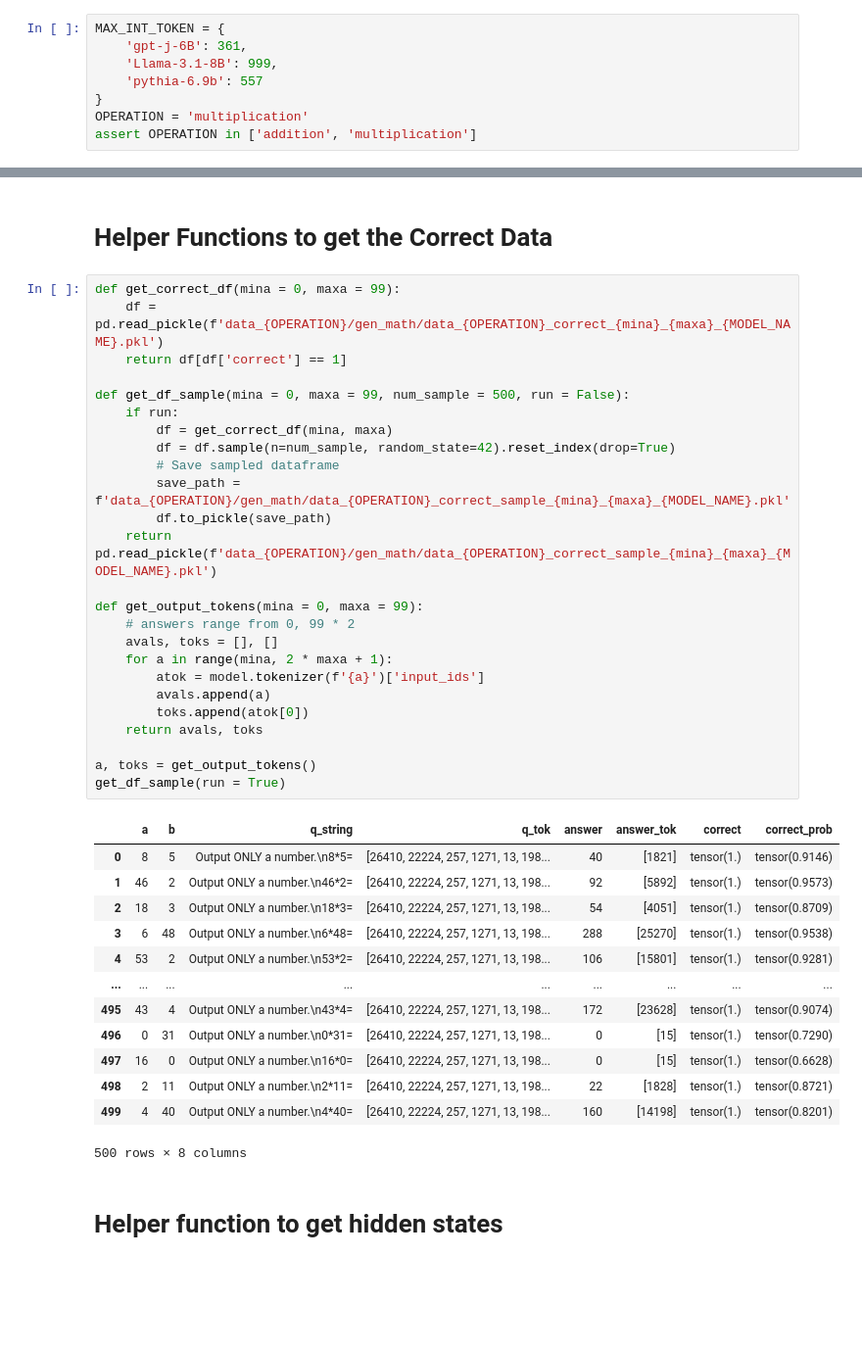
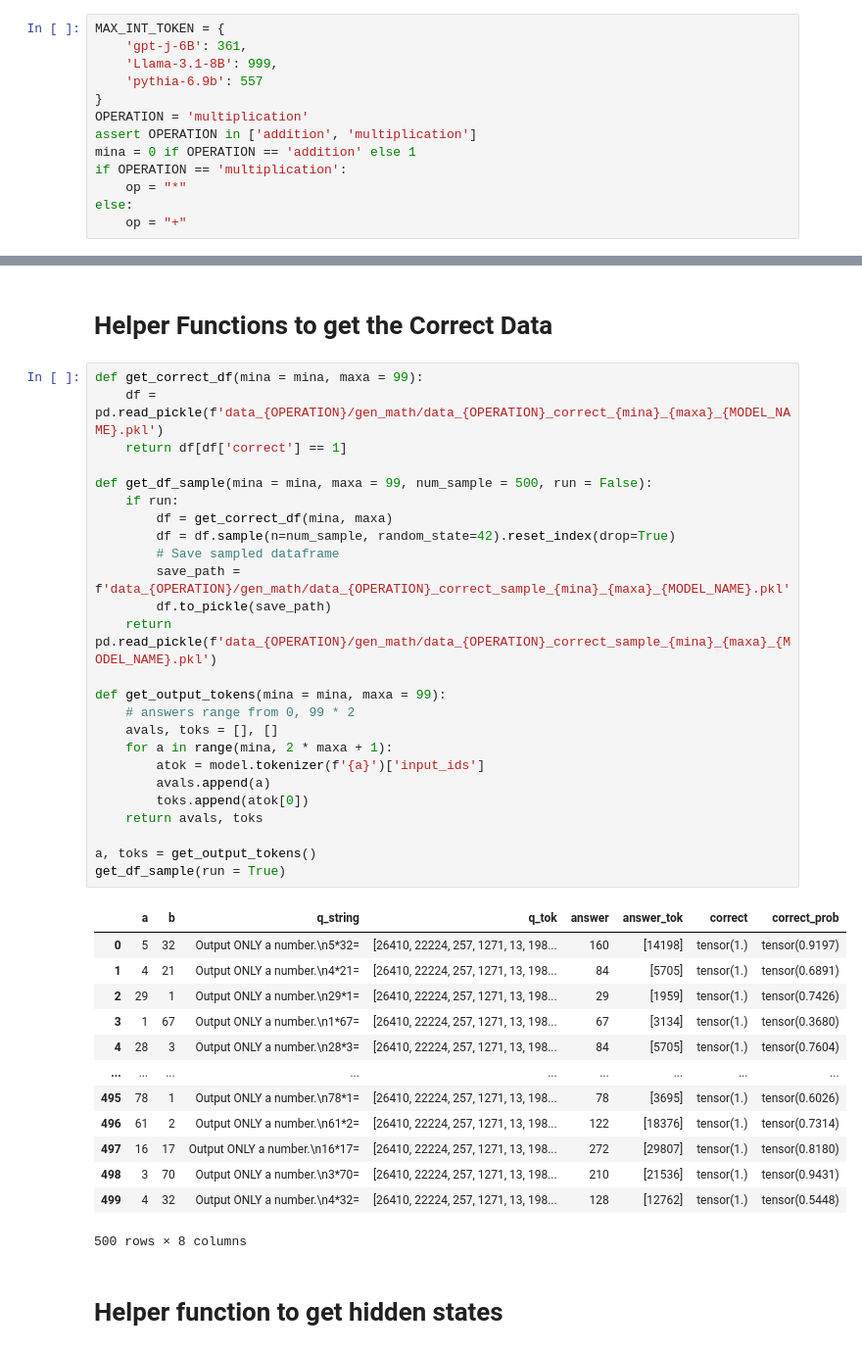
Before and after one commit to BorisTheBrave/llm-addition-takehome, a Jupyter notebook: llm-addition/experimentation/helix_fitting.ipynb, the cells around one changed output, grey strips where cells are left out. Shown: that part at 98% size. Drawn from its saved outputs; the diff is of its cells as text; blank space fills up the shorter version.

```diff
--- a/llm-addition/experimentation/helix_fitting.ipynb
+++ b/llm-addition/experimentation/helix_fitting.ipynb
@@ -22,6 +22,11 @@ MAX_INT_TOKEN = {
 }
 OPERATION = 'multiplication'
 assert OPERATION in ['addition', 'multiplication']
+mina = 0 if OPERATION == 'addition' else 1
+if OPERATION == 'multiplication':
+    op = "*"
+else:
+    op = "+"
 # %% [markdown]
 # Load the model
 # %%
@@ -178,43 +179,43 @@ Accuracy for numbers up to 100: 79.65%
 # %% [markdown]
 # Helper Functions to get the Correct Data
 # %%
-def get_correct_df(mina = 0, maxa = 99):
+def get_correct_df(mina = mina, maxa = 99):
     df = pd.read_pickle(f'data_{OPERATION}/gen_math/data_{OPERATION}_correct_{mina}_{maxa}_{MODEL_NAME}.pkl')
     return df[df['correct'] == 1]
 
-def get_df_sample(mina = 0, maxa = 99, num_sample = 500, run = False):
+def get_df_sample(mina = mina, maxa = 99, num_sample = 500, run = False):
     if run:
         df = get_correct_df(mina, maxa)
         df = df.sample(n=num_sample, random_state=42).reset_index(drop=True)
         # Save sampled dataframe
         save_path = f'data_{OPERATION}/gen_math/data_{OPERATION}_correct_sample_{mina}_{maxa}_{MODEL_NAME}.pkl'
         df.to_pickle(save_path)
     return pd.read_pickle(f'data_{OPERATION}/gen_math/data_{OPERATION}_correct_sample_{mina}_{maxa}_{MODEL_NAME}.pkl')
 
-def get_output_tokens(mina = 0, maxa = 99):
+def get_output_tokens(mina = mina, maxa = 99):
     # answers range from 0, 99 * 2
     avals, toks = [], []
     for a in range(mina, 2 * maxa + 1):
         atok = model.tokenizer(f'{a}')['input_ids']
         avals.append(a)
         toks.append(atok[0])
     return avals, toks
 
 a, toks = get_output_tokens()
 get_df_sample(run = True)
 # %% [output]
 |  | a | b | q_string | q_tok | answer | answer_tok | correct | correct_prob |
-| 0 | 8 | 5 | Output ONLY a number.\n8*5= | [26410, 22224, 257, 1271, 13, 198... | 40 | [1821] | tensor(1.) | tensor(0.9146) |
-| 1 | 46 | 2 | Output ONLY a number.\n46*2= | [26410, 22224, 257, 1271, 13, 198... | 92 | [5892] | tensor(1.) | tensor(0.9573) |
-| 2 | 18 | 3 | Output ONLY a number.\n18*3= | [26410, 22224, 257, 1271, 13, 198... | 54 | [4051] | tensor(1.) | tensor(0.8709) |
-| 3 | 6 | 48 | Output ONLY a number.\n6*48= | [26410, 22224, 257, 1271, 13, 198... | 288 | [25270] | tensor(1.) | tensor(0.9538) |
-| 4 | 53 | 2 | Output ONLY a number.\n53*2= | [26410, 22224, 257, 1271, 13, 198... | 106 | [15801] | tensor(1.) | tensor(0.9281) |
+| 0 | 5 | 32 | Output ONLY a number.\n5*32= | [26410, 22224, 257, 1271, 13, 198... | 160 | [14198] | tensor(1.) | tensor(0.9197) |
+| 1 | 4 | 21 | Output ONLY a number.\n4*21= | [26410, 22224, 257, 1271, 13, 198... | 84 | [5705] | tensor(1.) | tensor(0.6891) |
+| 2 | 29 | 1 | Output ONLY a number.\n29*1= | [26410, 22224, 257, 1271, 13, 198... | 29 | [1959] | tensor(1.) | tensor(0.7426) |
+| 3 | 1 | 67 | Output ONLY a number.\n1*67= | [26410, 22224, 257, 1271, 13, 198... | 67 | [3134] | tensor(1.) | tensor(0.3680) |
+| 4 | 28 | 3 | Output ONLY a number.\n28*3= | [26410, 22224, 257, 1271, 13, 198... | 84 | [5705] | tensor(1.) | tensor(0.7604) |
 | ... | ... | ... | ... | ... | ... | ... | ... | ... |
-| 495 | 43 | 4 | Output ONLY a number.\n43*4= | [26410, 22224, 257, 1271, 13, 198... | 172 | [23628] | tensor(1.) | tensor(0.9074) |
-| 496 | 0 | 31 | Output ONLY a number.\n0*31= | [26410, 22224, 257, 1271, 13, 198... | 0 | [15] | tensor(1.) | tensor(0.7290) |
-| 497 | 16 | 0 | Output ONLY a number.\n16*0= | [26410, 22224, 257, 1271, 13, 198... | 0 | [15] | tensor(1.) | tensor(0.6628) |
-| 498 | 2 | 11 | Output ONLY a number.\n2*11= | [26410, 22224, 257, 1271, 13, 198... | 22 | [1828] | tensor(1.) | tensor(0.8721) |
-| 499 | 4 | 40 | Output ONLY a number.\n4*40= | [26410, 22224, 257, 1271, 13, 198... | 160 | [14198] | tensor(1.) | tensor(0.8201) |
+| 495 | 78 | 1 | Output ONLY a number.\n78*1= | [26410, 22224, 257, 1271, 13, 198... | 78 | [3695] | tensor(1.) | tensor(0.6026) |
+| 496 | 61 | 2 | Output ONLY a number.\n61*2= | [26410, 22224, 257, 1271, 13, 198... | 122 | [18376] | tensor(1.) | tensor(0.7314) |
+| 497 | 16 | 17 | Output ONLY a number.\n16*17= | [26410, 22224, 257, 1271, 13, 198... | 272 | [29807] | tensor(1.) | tensor(0.8180) |
+| 498 | 3 | 70 | Output ONLY a number.\n3*70= | [26410, 22224, 257, 1271, 13, 198... | 210 | [21536] | tensor(1.) | tensor(0.9431) |
+| 499 | 4 | 32 | Output ONLY a number.\n4*32= | [26410, 22224, 257, 1271, 13, 198... | 128 | [12762] | tensor(1.) | tensor(0.5448) |
 500 rows × 8 columns
 # %% [markdown]
 # Helper function to get hidden states
```
Also changed, not shown: parts of 16 cells of this notebook.
